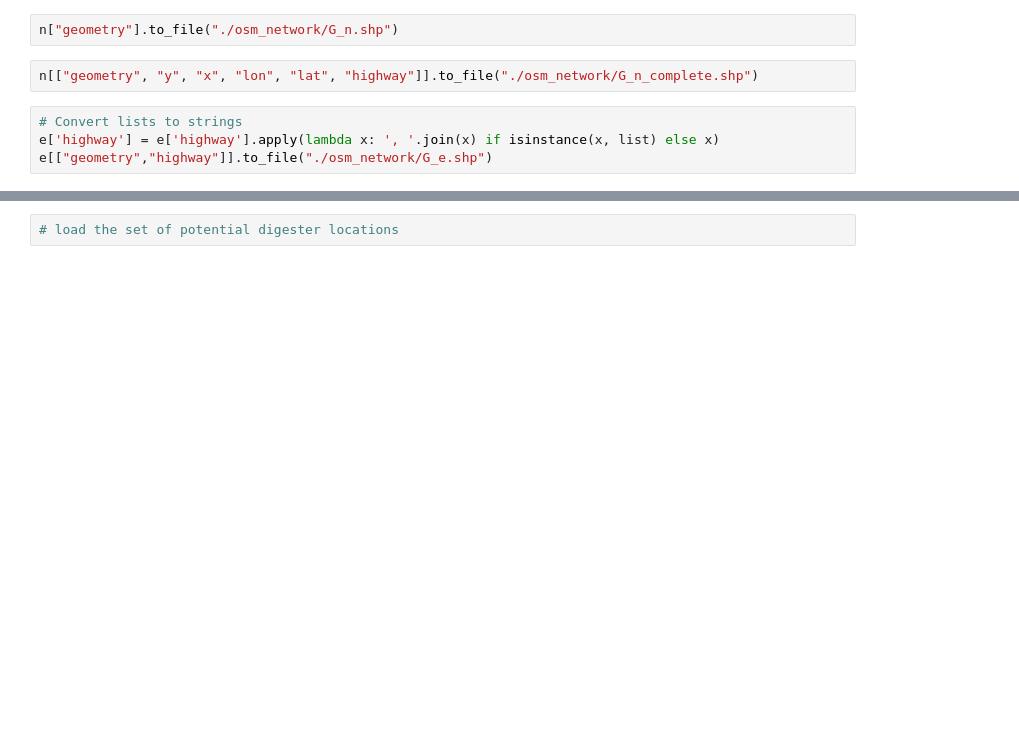
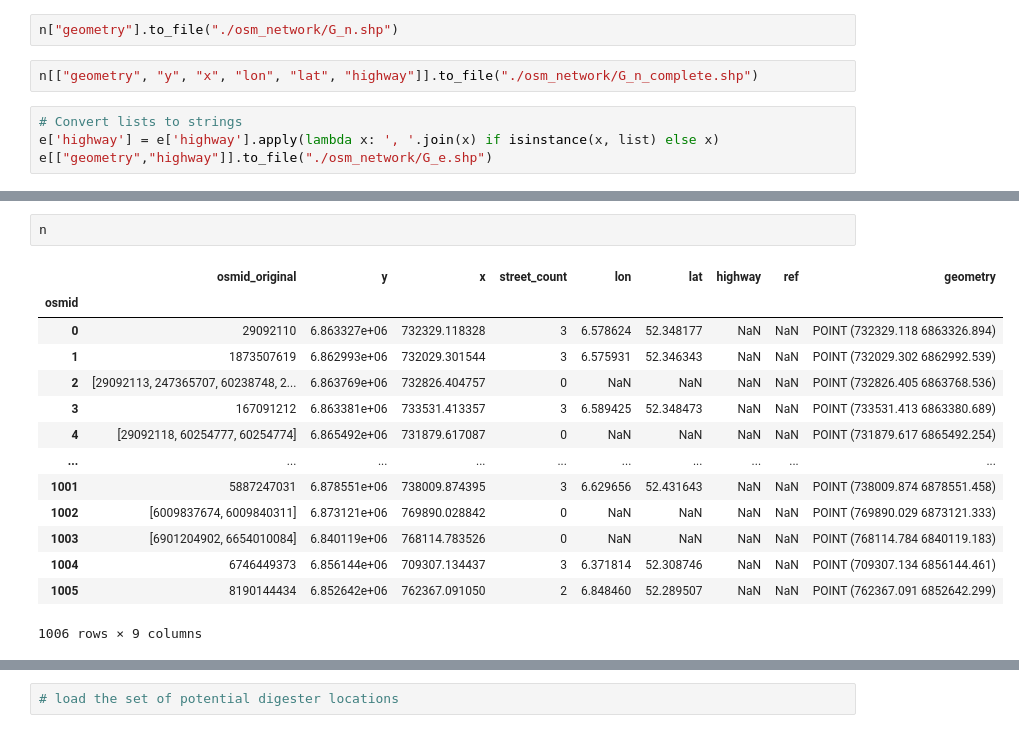
Before and after one commit to springonions-87/bioze_digital_mapping_tool, a Jupyter notebook: clustering/road_network_osm.ipynb, the cells around one changed output, grey strips where cells are left out. Saved outputs shown, nothing was run; the diff lists cells and outputs as text; blank space fills up the shorter version.

```diff
--- a/clustering/road_network_osm.ipynb
+++ b/clustering/road_network_osm.ipynb
@@ -89,0 +176,17 @@ e[["geometry","highway"]].to_file("./osm_network/G_e.shp")
+# %%
+n
+# %% [output]
+|  | osmid_original | y | x | street_count | lon | lat | highway | ref | geometry |
+| osmid |  |  |  |  |  |  |  |  |  |
+| 0 | 29092110 | 6.863327e+06 | 732329.118328 | 3 | 6.578624 | 52.348177 | NaN | NaN | POINT (732329.118 6863326.894) |
+| 1 | 1873507619 | 6.862993e+06 | 732029.301544 | 3 | 6.575931 | 52.346343 | NaN | NaN | POINT (732029.302 6862992.539) |
+| 2 | [29092113, 247365707, 60238748, 2... | 6.863769e+06 | 732826.404757 | 0 | NaN | NaN | NaN | NaN | POINT (732826.405 6863768.536) |
+| 3 | 167091212 | 6.863381e+06 | 733531.413357 | 3 | 6.589425 | 52.348473 | NaN | NaN | POINT (733531.413 6863380.689) |
+| 4 | [29092118, 60254777, 60254774] | 6.865492e+06 | 731879.617087 | 0 | NaN | NaN | NaN | NaN | POINT (731879.617 6865492.254) |
+| ... | ... | ... | ... | ... | ... | ... | ... | ... | ... |
+| 1001 | 5887247031 | 6.878551e+06 | 738009.874395 | 3 | 6.629656 | 52.431643 | NaN | NaN | POINT (738009.874 6878551.458) |
+| 1002 | [6009837674, 6009840311] | 6.873121e+06 | 769890.028842 | 0 | NaN | NaN | NaN | NaN | POINT (769890.029 6873121.333) |
+| 1003 | [6901204902, 6654010084] | 6.840119e+06 | 768114.783526 | 0 | NaN | NaN | NaN | NaN | POINT (768114.784 6840119.183) |
+| 1004 | 6746449373 | 6.856144e+06 | 709307.134437 | 3 | 6.371814 | 52.308746 | NaN | NaN | POINT (709307.134 6856144.461) |
+| 1005 | 8190144434 | 6.852642e+06 | 762367.091050 | 2 | 6.848460 | 52.289507 | NaN | NaN | POINT (762367.091 6852642.299) |
+1006 rows × 9 columns
```
Also changed, not shown: parts of 13 cells of this notebook, 6 other files.
